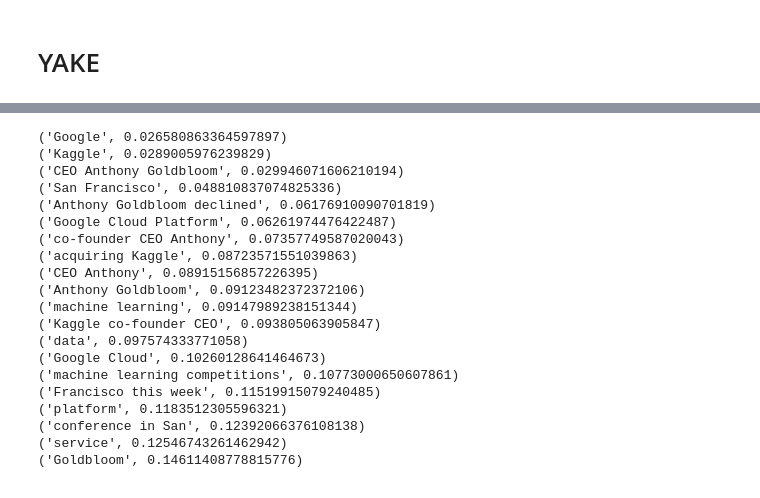
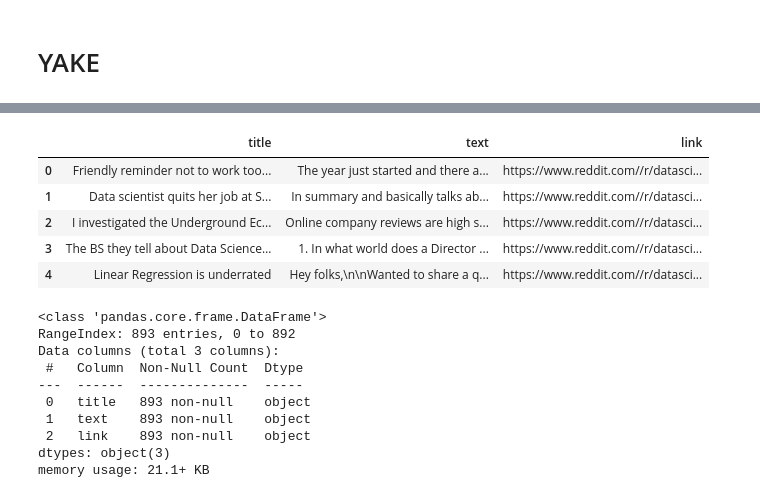
Before and after one commit to thomaschow0716/self-learning, a Jupyter notebook: Text unsupervised learning.ipynb, the cells around one changed output, grey strips where cells are left out. Cells and saved outputs as stored; diff of their text form; code cells hidden in the pictures.

```diff
--- a/Text unsupervised learning.ipynb
+++ b/Text unsupervised learning.ipynb
@@ -79,34 +31,26 @@ for kw in keywords:
-# %%
-language = "en"
-max_ngram_size = 3
-deduplication_threshold = 0.9
-deduplication_algo = 'seqm'
-windowSize = 1
-numOfKeywords = 20
-
-custom_kw_extractor = yake.KeywordExtractor(lan=language, n=max_ngram_size, dedupLim=deduplication_threshold, dedupFunc=deduplication_algo, windowsSize=windowSize, top=numOfKeywords, features=None)
-keywords = custom_kw_extractor.extract_keywords(text)
-
-for kw in keywords:
-    print(kw)
-# %% [output]
-('Google', 0.026580863364597897)
-('Kaggle', 0.0289005976239829)
-('CEO Anthony Goldbloom', 0.029946071606210194)
-('San Francisco', 0.048810837074825336)
-('Anthony Goldbloom declined', 0.06176910090701819)
-('Google Cloud Platform', 0.06261974476422487)
-('co-founder CEO Anthony', 0.07357749587020043)
-('acquiring Kaggle', 0.08723571551039863)
-('CEO Anthony', 0.08915156857226395)
-('Anthony Goldbloom', 0.09123482372372106)
-('machine learning', 0.09147989238151344)
-('Kaggle co-founder CEO', 0.093805063905847)
-('data', 0.097574333771058)
-('Google Cloud', 0.10260128641464673)
-('machine learning competitions', 0.10773000650607861)
-('Francisco this week', 0.11519915079240485)
-('platform', 0.1183512305596321)
-('conference in San', 0.12392066376108138)
-('service', 0.12546743261462942)
-('Goldbloom', 0.14611408778815776)
+# %%
+import pandas as pd
+
+reddit = pd.read_csv('reddit_posts.csv')
+reddit = reddit.dropna().reset_index(drop = True)
+reddit.head()
+# %% [output]
+|  | title | text | link |
+| 0 | Friendly reminder not to work too... | The year just started and there a... | https://www.reddit.com//r/datasci... |
+| 1 | Data scientist quits her job at S... | In summary and basically talks ab... | https://www.reddit.com//r/datasci... |
+| 2 | I investigated the Underground Ec... | Online company reviews are high s... | https://www.reddit.com//r/datasci... |
+| 3 | The BS they tell about Data Science… | 1. In what world does a Director ... | https://www.reddit.com//r/datasci... |
+| 4 | Linear Regression is underrated | Hey folks,\n\nWanted to share a q... | https://www.reddit.com//r/datasci... |
+# %%
+reddit.info()
+# %% [output]
+<class 'pandas.core.frame.DataFrame'>
+RangeIndex: 893 entries, 0 to 892
+Data columns (total 3 columns):
+ #   Column  Non-Null Count  Dtype
+---  ------  --------------  -----
+ 0   title   893 non-null    object
+ 1   text    893 non-null    object
+ 2   link    893 non-null    object
+dtypes: object(3)
+memory usage: 21.1+ KB
```
Also changed, not shown: parts of 16 cells of this notebook.
